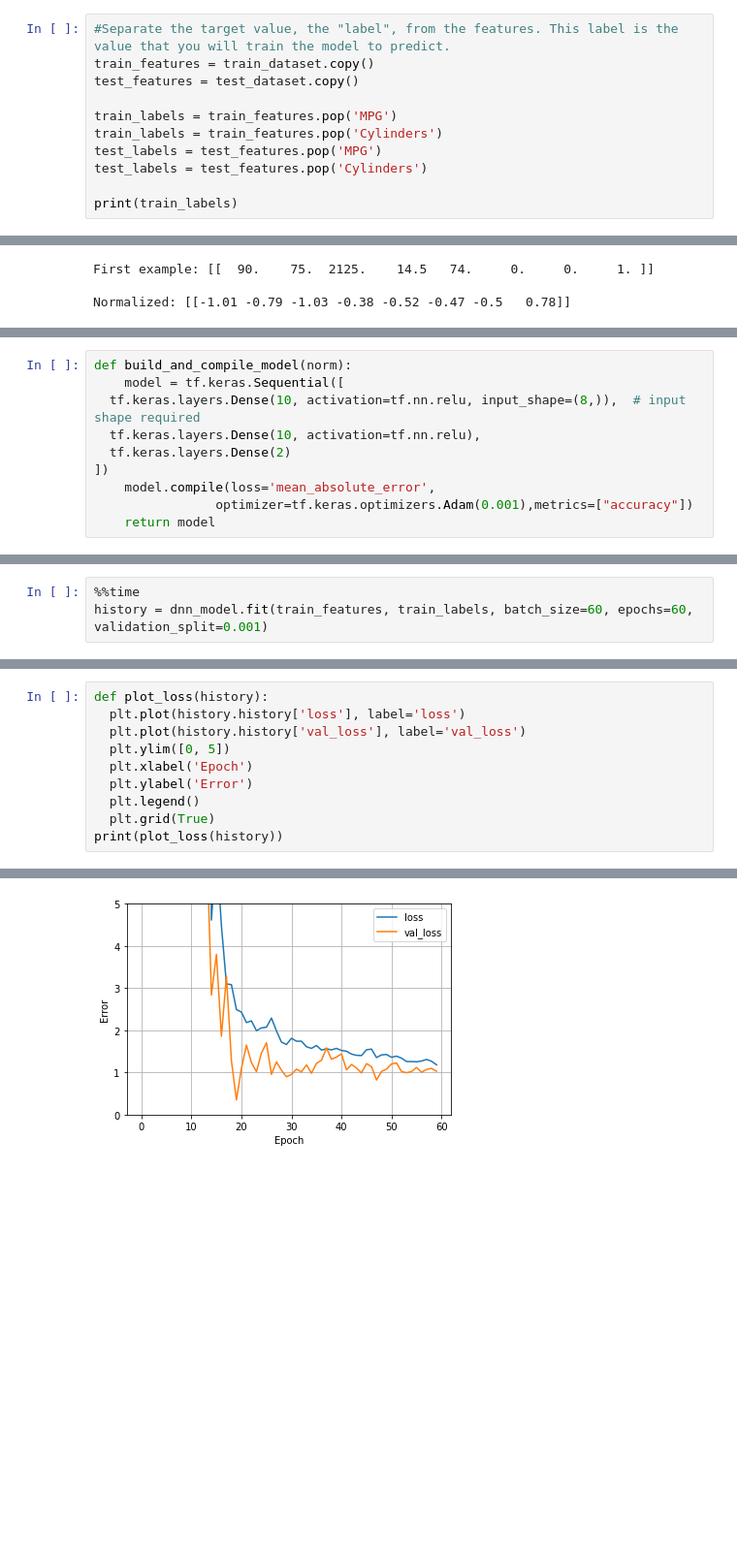
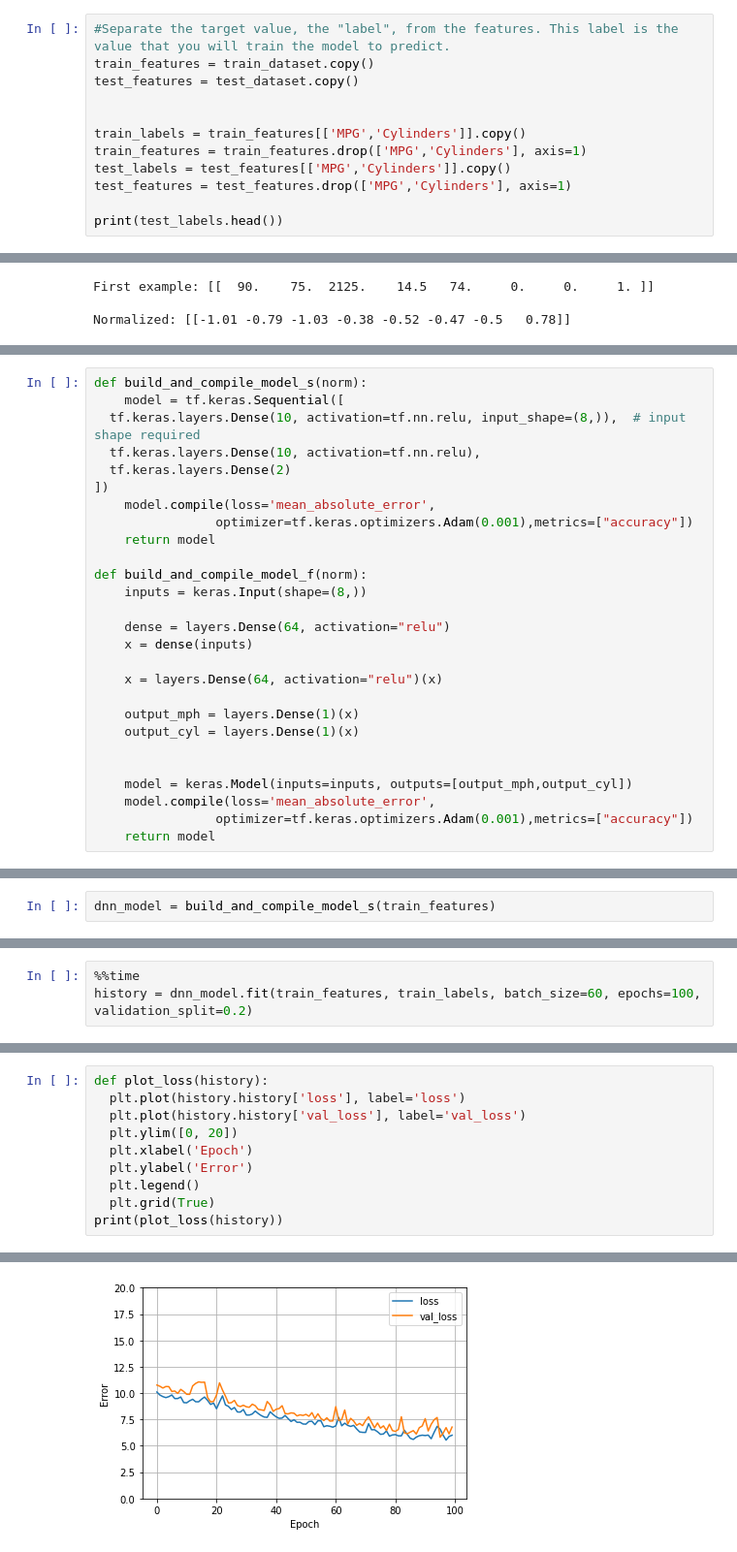
Before and after one commit to Aessa15/Pyro-ML-models-, a Jupyter notebook: TF_Model Sequential .ipynb, the cells around one changed output, grey strips where cells are left out. Shown at 97% size. Drawn from its saved outputs; the diff is of its cells as text; blank space fills up the shorter version.

Commit message:
Continued developing the base model.

```diff
--- a/TF_Model Sequential .ipynb
+++ b/TF_Model Sequential .ipynb
@@ -93,10 +93,11 @@ train_dataset.describe().transpose()
 train_features = train_dataset.copy()
 test_features = test_dataset.copy()
 
-train_labels = train_features.pop('MPG')
-train_labels = train_features.pop('Cylinders')
-test_labels = test_features.pop('MPG')
-test_labels = test_features.pop('Cylinders')
 
-print(train_labels)
+train_labels = train_features[['MPG','Cylinders']].copy()
+train_features = train_features.drop(['MPG','Cylinders'], axis=1)
+test_labels = test_features[['MPG','Cylinders']].copy()
+test_features = test_features.drop(['MPG','Cylinders'], axis=1)
+
+print(test_labels.head())
 # %% [output]
@@ -163,5 +153,5 @@ Keras Functional API
 # %%
-def build_and_compile_model(norm):
+def build_and_compile_model_s(norm):
     model = tf.keras.Sequential([
   tf.keras.layers.Dense(10, activation=tf.nn.relu, input_shape=(8,)),  # input shape required
   tf.keras.layers.Dense(10, activation=tf.nn.relu),
@@ -170,3 +160,20 @@ def build_and_compile_model(norm):
     model.compile(loss='mean_absolute_error',
                 optimizer=tf.keras.optimizers.Adam(0.001),metrics=["accuracy"])
     return model
+
+def build_and_compile_model_f(norm):
+    inputs = keras.Input(shape=(8,))
+
+    dense = layers.Dense(64, activation="relu")
+    x = dense(inputs)
+
+    x = layers.Dense(64, activation="relu")(x)
+
+    output_mph = layers.Dense(1)(x)
+    output_cyl = layers.Dense(1)(x)
+
+
+    model = keras.Model(inputs=inputs, outputs=[output_mph,output_cyl])
+    model.compile(loss='mean_absolute_error',
+                optimizer=tf.keras.optimizers.Adam(0.001),metrics=["accuracy"])
+    return model
@@ -175,3 +180,5 @@ dnn_model = build_and_compile_model(normalizer)
+# %%
+dnn_model = build_and_compile_model_s(train_features)
 # %%
 dnn_model.summary()
 # %% [output]
@@ -191,5 +198,5 @@ Non-trainable params: 0
 _________________________________________________________________
 # %%
 %%time
-history = dnn_model.fit(train_features, train_labels, batch_size=60, epochs=60, validation_split=0.001)
+history = dnn_model.fit(train_features, train_labels, batch_size=60, epochs=100, validation_split=0.2)
 # %% [output]
@@ -213,16 +220,16 @@ Wall time: 7.41 s
 # %%
 def plot_loss(history):
   plt.plot(history.history['loss'], label='loss')
   plt.plot(history.history['val_loss'], label='val_loss')
-  plt.ylim([0, 5])
+  plt.ylim([0, 20])
   plt.xlabel('Epoch')
   plt.ylabel('Error')
   plt.legend()
   plt.grid(True)
 print(plot_loss(history))
 # %% [output]
 None
-[figure, old version]
+[figure, new version]
 # %%
 pd.DataFrame(history.history).plot(figsize=(8, 5))
 plt.grid(True)
```
Also changed, not shown: parts of 11 cells of this notebook, 3 other files.
